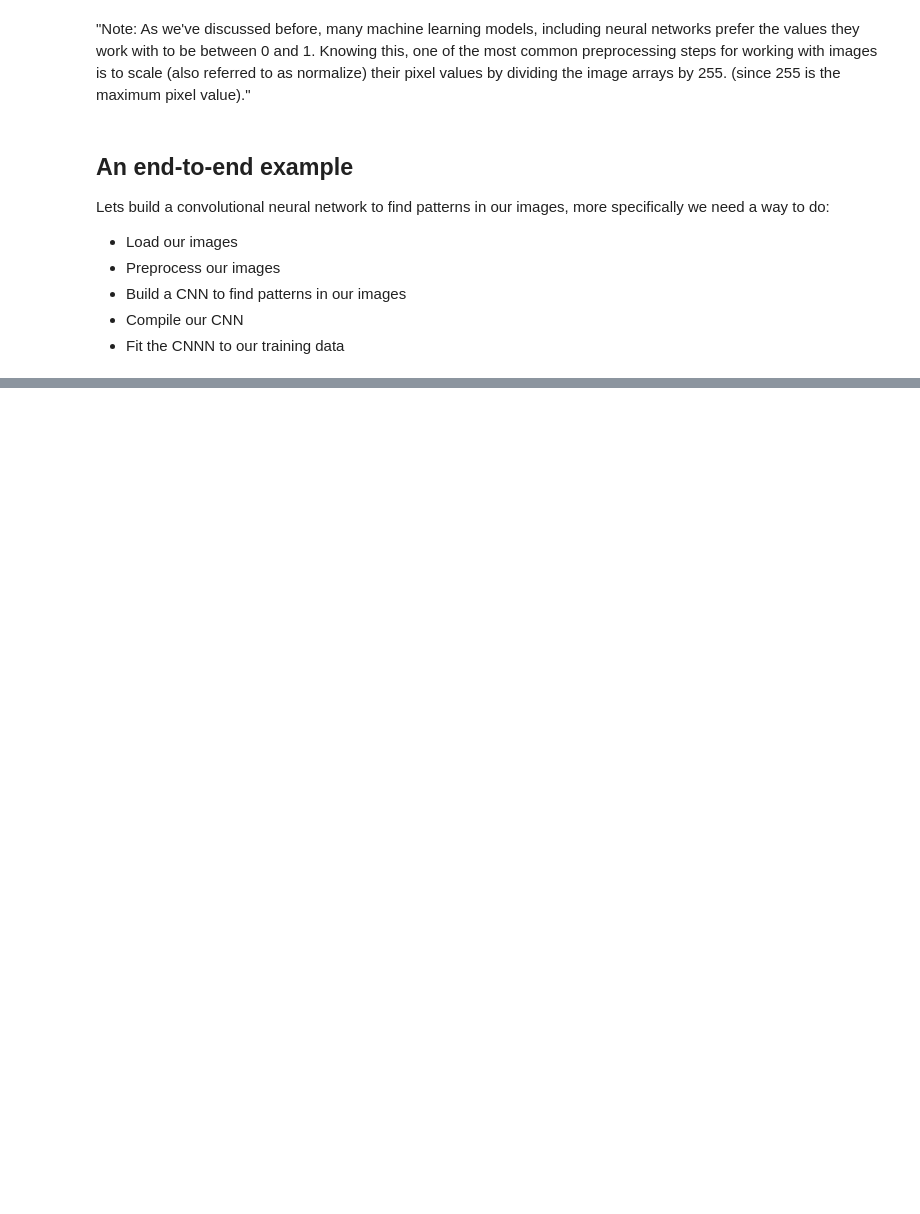
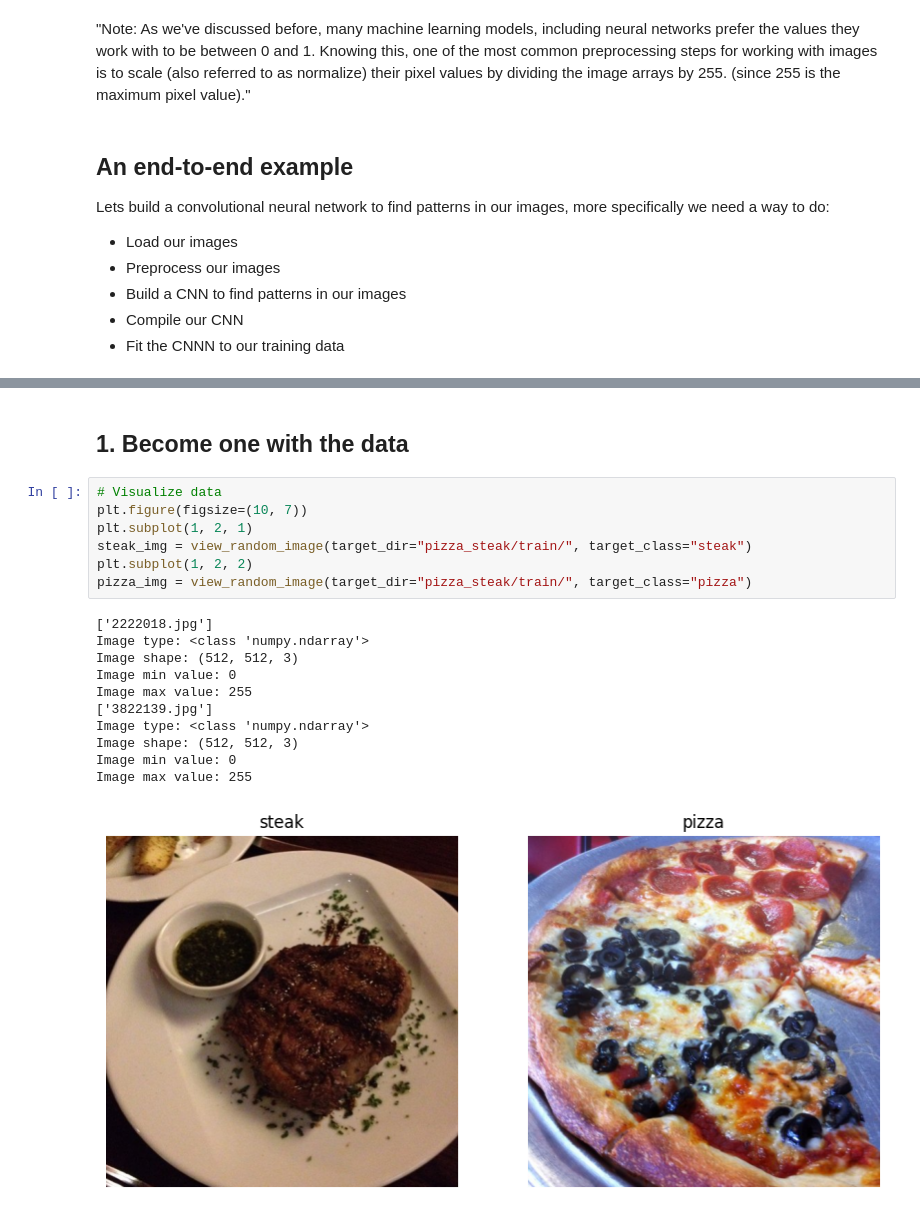
Before and after one commit to leohfigueiredo/Tensorflow, a Jupyter notebook: 03-Introduction-to-computer-vision-with-tensorflow.ipynb, the cells around one changed output, grey strips where cells are left out. Saved outputs shown, nothing was run; the diff lists cells and outputs as text; blank space fills up the shorter version.

```diff
--- a/03-Introduction-to-computer-vision-with-tensorflow.ipynb
+++ b/03-Introduction-to-computer-vision-with-tensorflow.ipynb
@@ -326,0 +536,21 @@ Model: "sequential"
+# %% [markdown]
+## 1. Become one with the data
+# %%
+# Visualize data
+plt.figure(figsize=(10, 7))
+plt.subplot(1, 2, 1)
+steak_img = view_random_image(target_dir="pizza_steak/train/", target_class="steak")
+plt.subplot(1, 2, 2)
+pizza_img = view_random_image(target_dir="pizza_steak/train/", target_class="pizza")
+# %% [output]
+['2222018.jpg']
+Image type: <class 'numpy.ndarray'>
+Image shape: (512, 512, 3)
+Image min value: 0
+Image max value: 255
+['3822139.jpg']
+Image type: <class 'numpy.ndarray'>
+Image shape: (512, 512, 3)
+Image min value: 0
+Image max value: 255
+[figure, added]
```
Also changed, not shown: parts of 24 cells of this notebook, 2 other files.
